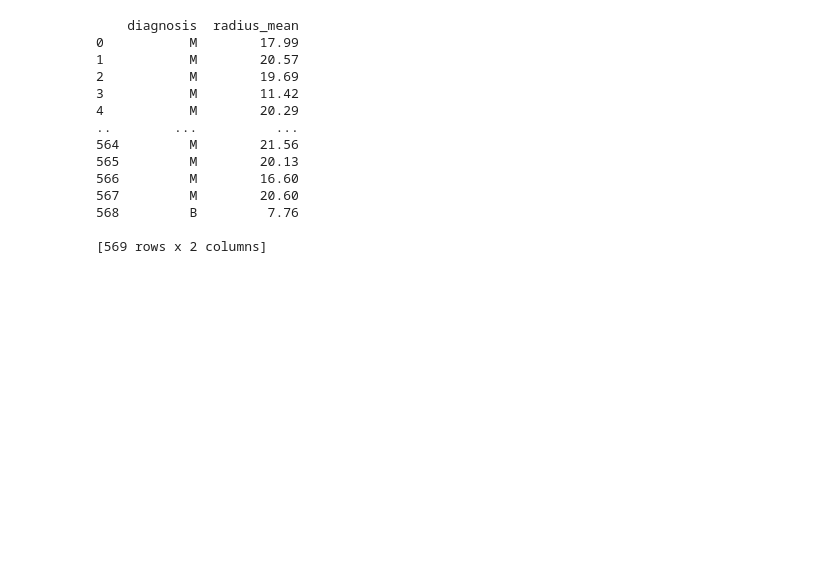
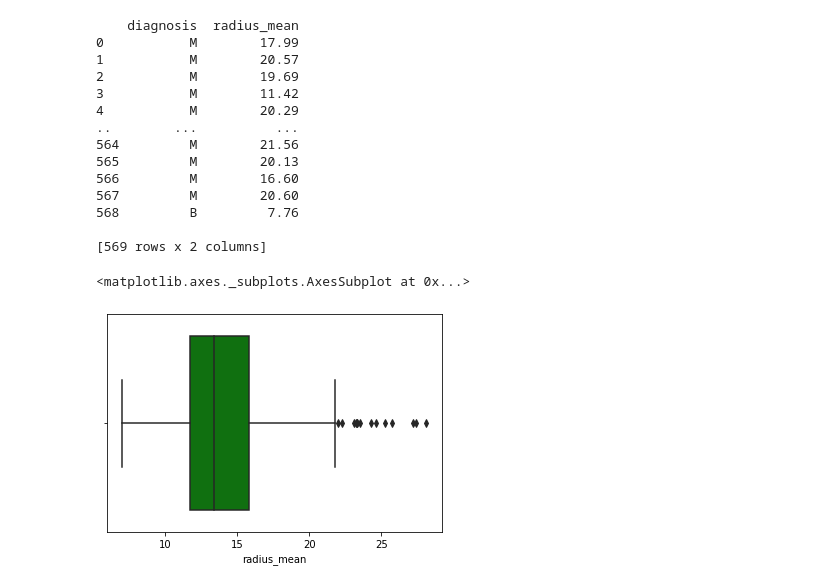
Before and after one commit to Gus-1003/DataScience, a Jupyter notebook: Análise_Dataset_Câncer-de-Mama/Análise_Câncer-de-Mama.ipynb, the cells around one changed output. Saved outputs shown, nothing was run; the diff lists cells and outputs as text; code cells hidden in the pictures; blank space fills up the shorter version.

```diff
--- a/Análise_Dataset_Câncer-de-Mama/Análise_Câncer-de-Mama.ipynb
+++ b/Análise_Dataset_Câncer-de-Mama/Análise_Câncer-de-Mama.ipynb
@@ -147,3 +163,8 @@ print(associacao1)
 568         B         7.76
 
 [569 rows x 2 columns]
+# %%
+sb.boxplot(data=Diagnostico, x='radius_mean', color="green")
+# %% [output]
+<matplotlib.axes._subplots.AxesSubplot at 0x...>
+[figure, added]
```
Also changed, not shown: parts of 9 cells of this notebook.
